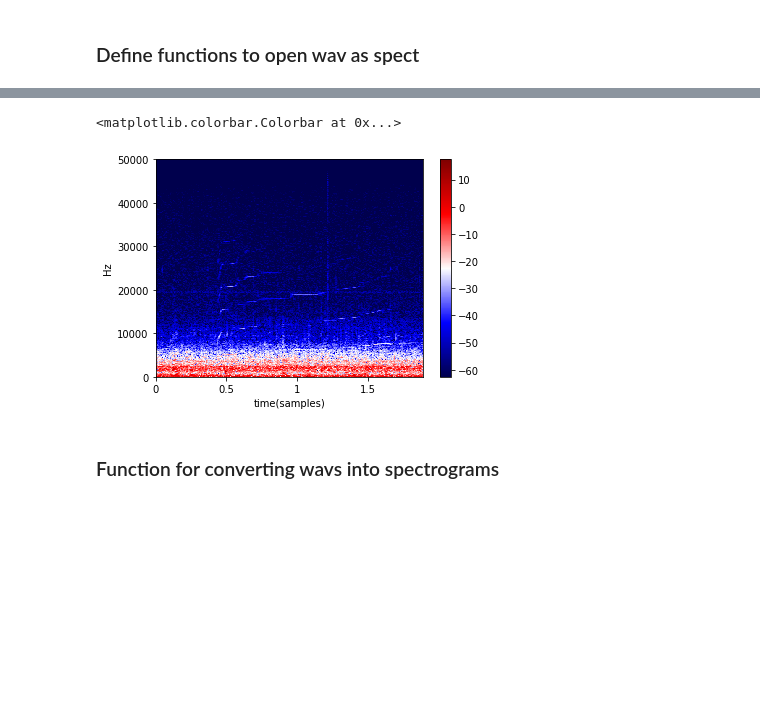
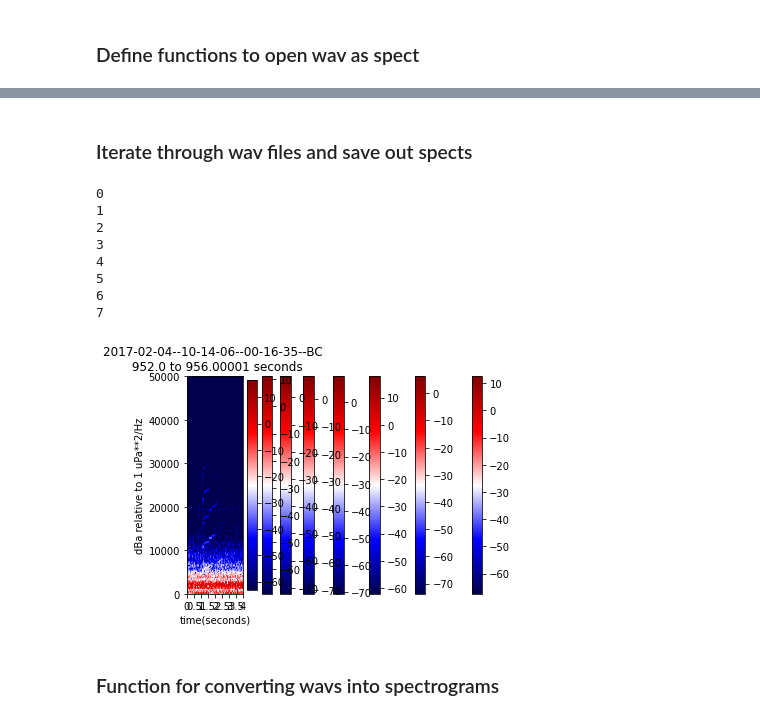
Before and after one commit to sgabulya/orca, a Jupyter notebook: Spectograms.ipynb, the cells around one changed output, grey strips where cells are left out. Cells and saved outputs as stored; diff of their text form; code cells hidden in the pictures; blank space fills up the shorter version.

Commit message:
imrpoving spectograms

```diff
--- a/Spectograms.ipynb
+++ b/Spectograms.ipynb
@@ -77,26 +69,28 @@ sample_rate=metadata['sample_rate']
 # %% [markdown]
 ### Define functions to open wav as spect
 # %%
-def open_wav(row, sample_rate):
-    y, sr = librosa.load(row.call_wav, sr=sample_rate)
-    return y, sr, row.call_wav
+def open_wav(file, sample_rate):
+    y, sr = librosa.load(file, sr=sample_rate)
+    return y, sr
 
-def wav_to_spect(y, sr, call_wav):
+def wav_to_spect(y, sr, file): #, call_wav
 
     if len(y)>0:
         # Convert to spectogram
-        Y = librosa.stft(y)
+
+        Y = librosa.stft(y, n_fft=1024, hop_length=32, win_length=400)
         Ydb = librosa.amplitude_to_db(abs(Y), ref=1)
 
-        librosa.display.specshow(Ydb, cmap='seismic', sr=sr, x_axis='time', y_axis='hz')
+        librosa.display.specshow(Ydb, cmap='seismic', sr=sr, x_axis='time', y_axis='fft', hop_length=32)
 
-        #plt.imshow(Ydb, aspect=0.3, origin='lower')
-        plt.xlabel('time(samples)')
-        plt.ylabel('Hz')
+        plt.xlabel('time(seconds)')
+        plt.ylabel('dB relative to {} {}**2'.format(ref, raw_unit))
+        plt.title('{} \n {} to {} seconds'.format(file.split('_')[0],int(file.split('_')[1])/sample_rate,  int(file.split('_')[2].split('.')[0])/sample_rate))
+        plt.colorbar()
 
         # Save spectograms
-        plt.savefig(call_wav[:-3] + 'png')
-        plt.close()
+        plt.savefig(file[:-3] + 'png')
+        #plt.close()
 
         return Ydb
 
@@ -107,6 +98,0 @@ def wav_to_spect(y, sr, call_wav):
-# %%
-try:
-    wave_file=wave.open(file[0], "rb")
-    sample_rate = wave_file.getframerate()
-except:
-    sample_rate=int(input('Please check sampling rate manually in the metadata file and set below in Hz! \n'))
@@ -118,2 +98,0 @@ Please check sampling rate manually in the metadata file and set below in Hz!
-# %%
-y, sr = librosa.load(recording_name + '.wav', sr=sample_rate)
@@ -148,2 +98,0 @@ call_file=time_stamps.call_wav[1]
-# %%
-y, sr = librosa.load(call_file, sr=sample_rate)
@@ -153,11 +99,21 @@ Ydb = librosa.amplitude_to_db(abs(Y), ref=1)
-# %%
-librosa.display.specshow(Ydb, cmap='seismic', sr=sr, x_axis='time', y_axis='hz')
-plt.xlabel('time(samples)')
-plt.ylabel('dBa relative to 1 uPa**2/Hz')
-plt.colorbar()
-# %% [output]
-<matplotlib.colorbar.Colorbar at 0x...>
-[figure, removed]
+# %% [markdown]
+### Iterate through wav files and save out spects
+# %%
+for w in list(range(len(wavs))):
+    print(w)
+    wav=wavs[w]
+    y, sr =open_wav(wav, sample_rate)
+    wav_to_spect(y, sample_rate, wav)
+# %% [output]
+0
+1
+2
+3
+4
+5
+6
+7
+[figure, added]
 # %% [markdown]
 ### Function for converting wavs into spectrograms
 # %%
```
Also changed, not shown: parts of 14 cells of this notebook, 3 other files.
